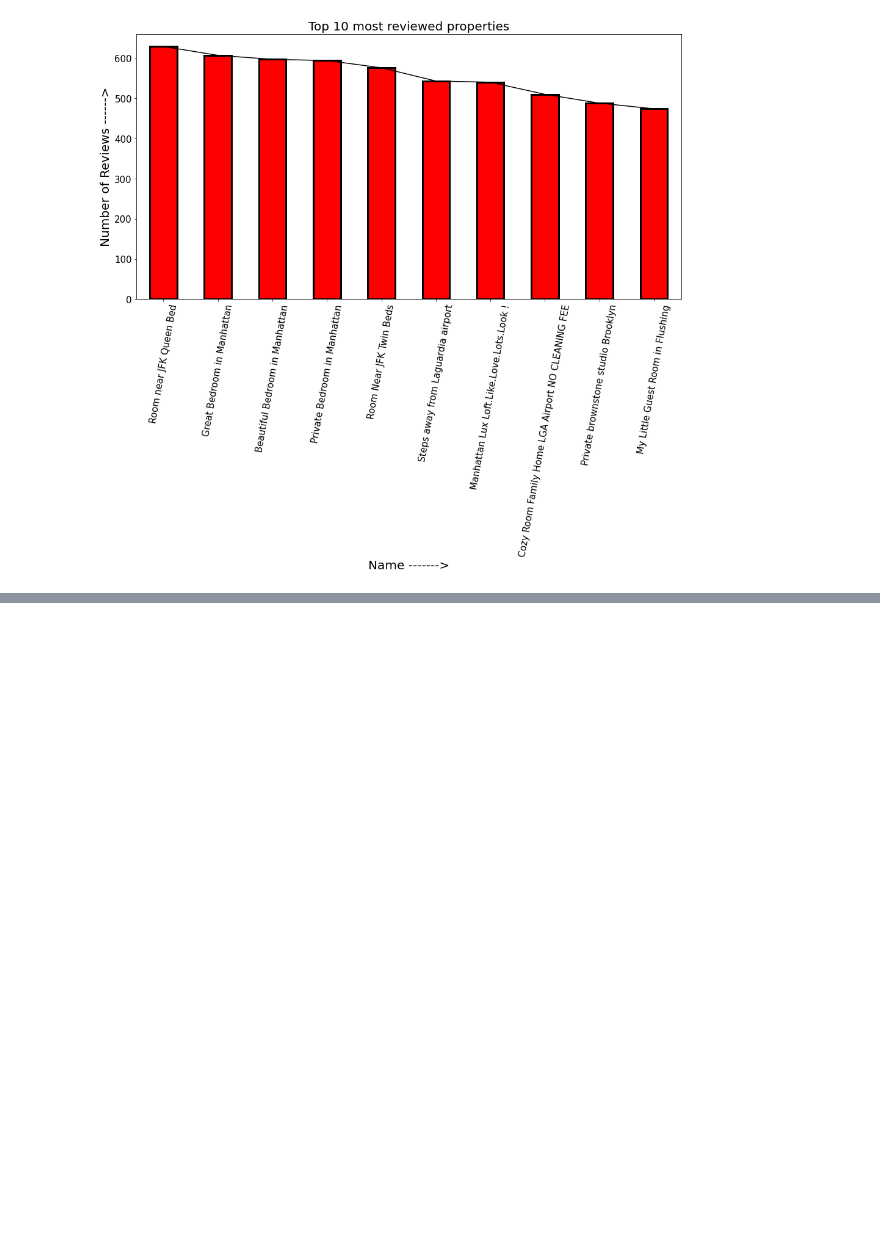
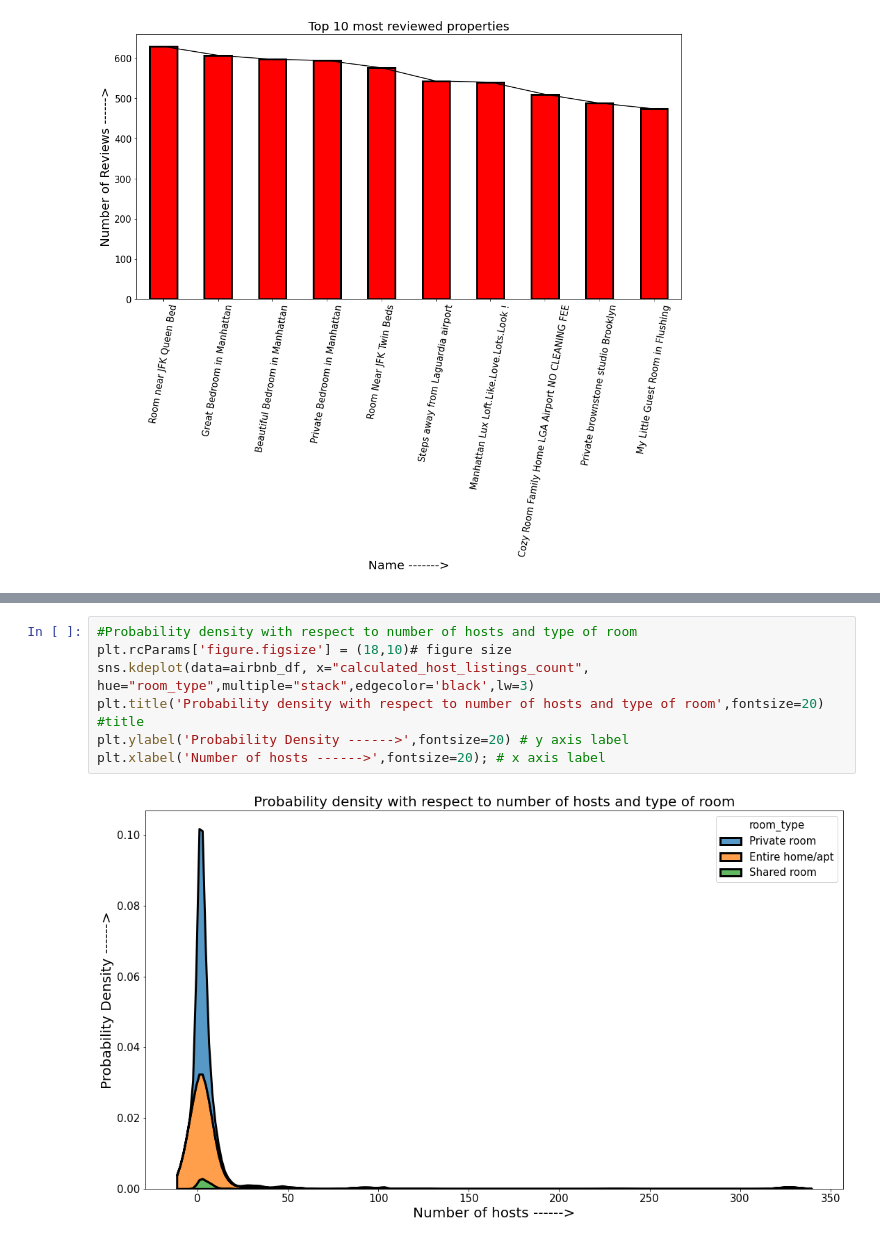
Before and after one commit to amol004/Airbnb-booking-analysis, a Jupyter notebook: Airbnb_bookings_analysis.ipynb, the cells around one changed output, grey strips where cells are left out. Saved outputs shown, nothing was run; the diff lists cells and outputs as text; blank space fills up the shorter version.

```diff
--- a/Airbnb_bookings_analysis.ipynb
+++ b/Airbnb_bookings_analysis.ipynb
@@ -306,0 +323,9 @@ plt.xticks(rotation=80); # x axis labels rotation
+# %%
+#Probability density with respect to number of hosts and type of room
+plt.rcParams['figure.figsize'] = (18,10)# figure size
+sns.kdeplot(data=airbnb_df, x="calculated_host_listings_count", hue="room_type",multiple="stack",edgecolor='black',lw=3)
+plt.title('Probability density with respect to number of hosts and type of room',fontsize=20) #title
+plt.ylabel('Probability Density ------>',fontsize=20) # y axis label
+plt.xlabel('Number of hosts ------>',fontsize=20); # x axis label
+# %% [output]
+[figure, added]
```
Also changed, not shown: parts of 1 cell of this notebook.
